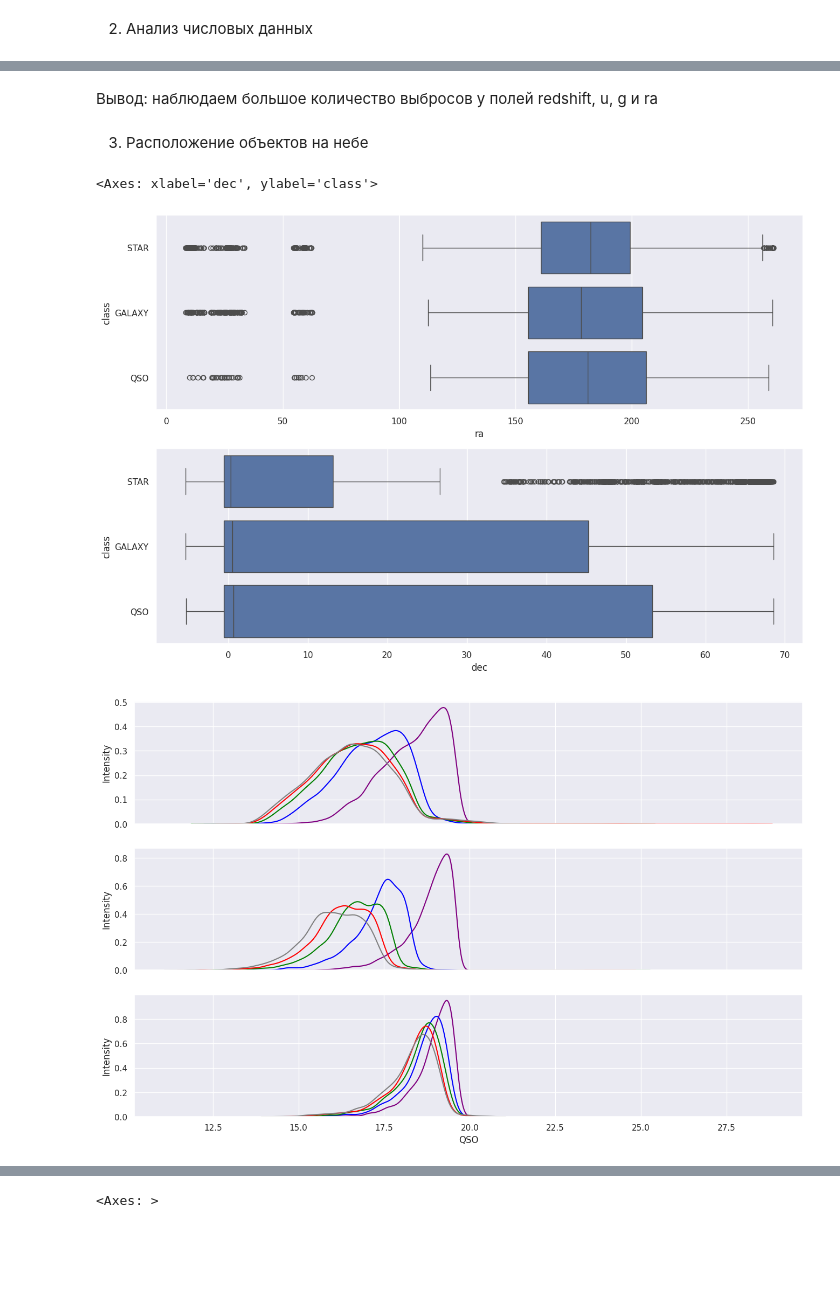
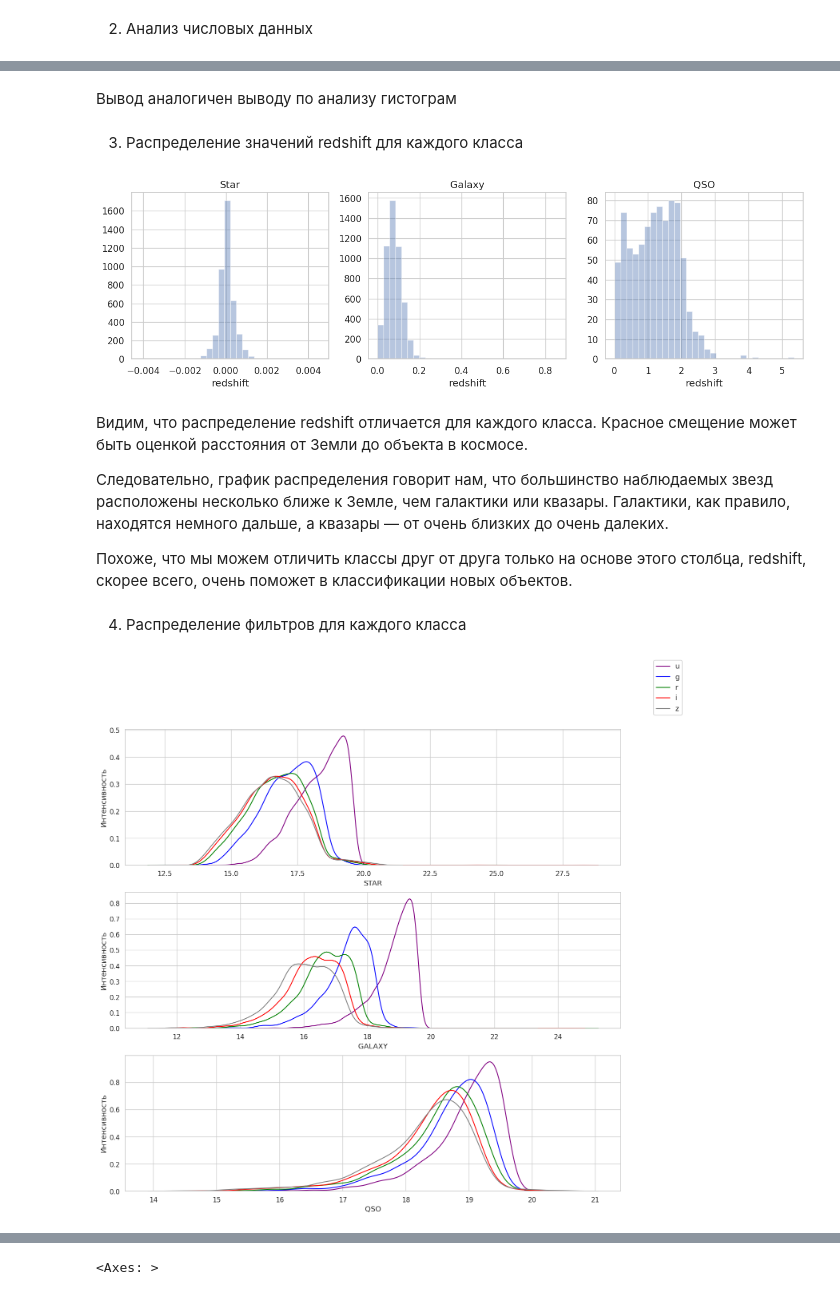
Before and after one commit to starminalush/star-classification-itmo-2023, a Jupyter notebook: notebook/EDA.ipynb, the cells around one changed output, grey strips where cells are left out. Drawn from its saved outputs; the diff is of its cells as text; code cells hidden in the pictures; blank space fills up the shorter version.

```diff
--- a/notebook/EDA.ipynb
+++ b/notebook/EDA.ipynb
@@ -13,7 +22,7 @@ sns.set()
 # %% [markdown]
 Набор данных состоит из 17 различных параметров 10000 записей
 # %%
-df = pd.read_csv('data/Skyserver_SQL2_27_2018 6_51_39 PM.csv')
+df = pd.read_csv('../data/Skyserver_SQL2_27_2018 6_51_39 PM.csv')
 df.head()
 # %% [output]
 |  | objid | ra | dec | u | g | r | i | z | run | rerun | camcol | ... |
@@ -87,2 +78,2 @@ fiberid = fiber ID
 # %%
-df.drop(columns=['objid', 'run', 'rerun', 'camcol', 'field', 'specobjid', 'fiberid', 'plate'], inplace=True)
+df.drop(columns=['objid', 'run', 'rerun', 'camcol', 'field', 'specobjid', 'fiberid', 'plate', 'mjd'], inplace=True)
@@ -104,5 +104,6 @@ sns.countplot(x='class', data=df)
 # %%
 for column in df.select_dtypes(include=np.number).columns:
-    sns.histplot(df[column]).set_title(column)
+    sns.set(style='whitegrid', palette="deep", font_scale=1.1, rc={"figure.figsize": [8, 5]})
+    sns.distplot(df[column], norm_hist=False, kde=True, bins=20, hist_kws={"alpha": 1}).set(xlabel=column, ylabel='Count', title = f'График распределения поля {column}')
     plt.show()
 # %% [output]
@@ -132,24 +135,37 @@ for column in df.select_dtypes(include=np.number).columns:
 # %% [markdown]
-Вывод: наблюдаем большое количество выбросов у полей redshift, u, g и ra
+Вывод аналогичен выводу по анализу гистограм
 # %% [markdown]
-3. Расположение объектов на небе
+3. Распределение значений redshift для каждого класса
 # %%
-f, axes = plt.subplots(2, 1, figsize=(15, 10))
-sns.boxplot(y='class', x='ra', data=df, ax=axes[0])
-sns.boxplot(y='class', x='dec', data=df, ax=axes[1])
+fig, axes = plt.subplots(nrows=1, ncols=3,figsize=(16, 4))
+ax = sns.distplot(df[df['class']=='STAR'].redshift, bins = 30, ax = axes[0], kde = False)
+ax.set_title('Star')
+ax = sns.distplot(df[df['class']=='GALAXY'].redshift, bins = 30, ax = axes[1], kde = False)
+ax.set_title('Galaxy')
+ax = sns.distplot(df[df['class']=='QSO'].redshift, bins = 30, ax = axes[2], kde = False)
+ax = ax.set_title('QSO')
 # %% [output]
-<Axes: xlabel='dec', ylabel='class'>
-[figure, old version]
+[figure, new version]
+# %% [markdown]
+Видим, что распределение redshift отличается для каждого класса.
+Красное смещение может быть оценкой  расстояния от Земли до объекта в космосе.
+
+Следовательно, график распределения говорит нам, что большинство наблюдаемых звезд расположены несколько ближе к Земле, чем галактики или квазары. Галактики, как правило, находятся немного дальше, а квазары — от очень близких до очень далеких.
+
+Похоже, что мы можем отличить классы друг от друга только на основе этого столбца, redshift, скорее всего, очень поможет в классификации новых объектов.
+# %% [markdown]
+4. Распределение фильтров для каждого класса
 # %%
-f, axes = plt.subplots(3, 1, figsize=(16, 10), sharex=True)
-c = ['STAR', 'GALAXY', 'QSO']
+f, axes = plt.subplots(3, 1, figsize=(16, 15))
+c = df['class'].unique()
 
-for ax_id in range(3):
+for ax_id in range(len(c)):
     sns.distplot(df.loc[df['class']==c[ax_id],'u'], hist=False, color='purple', ax=axes[ax_id], label='u')
     sns.distplot(df.loc[df['class']==c[ax_id],'g'], hist=False, color='blue', ax=axes[ax_id], label='g')
     sns.distplot(df.loc[df['class']==c[ax_id],'r'], hist=False, color='green', ax=axes[ax_id], label='r')
     sns.distplot(df.loc[df['class']==c[ax_id],'i'], hist=False, color='red', ax=axes[ax_id], label='i')
     sns.distplot(df.loc[df['class']==c[ax_id],'z'], hist=False, color='grey', ax=axes[ax_id], label='z')
-    axes[ax_id].set(xlabel=c[ax_id], ylabel='Intensity')
+    axes[ax_id].set(xlabel=c[ax_id], ylabel='Интенсивность')
+    f.legend(['u', 'g', 'r', 'i', 'z'])
 # %% [output]
-[figure, old version]
+[figure, new version]
```
Also changed, not shown: parts of 23 cells of this notebook, 1 other file.
